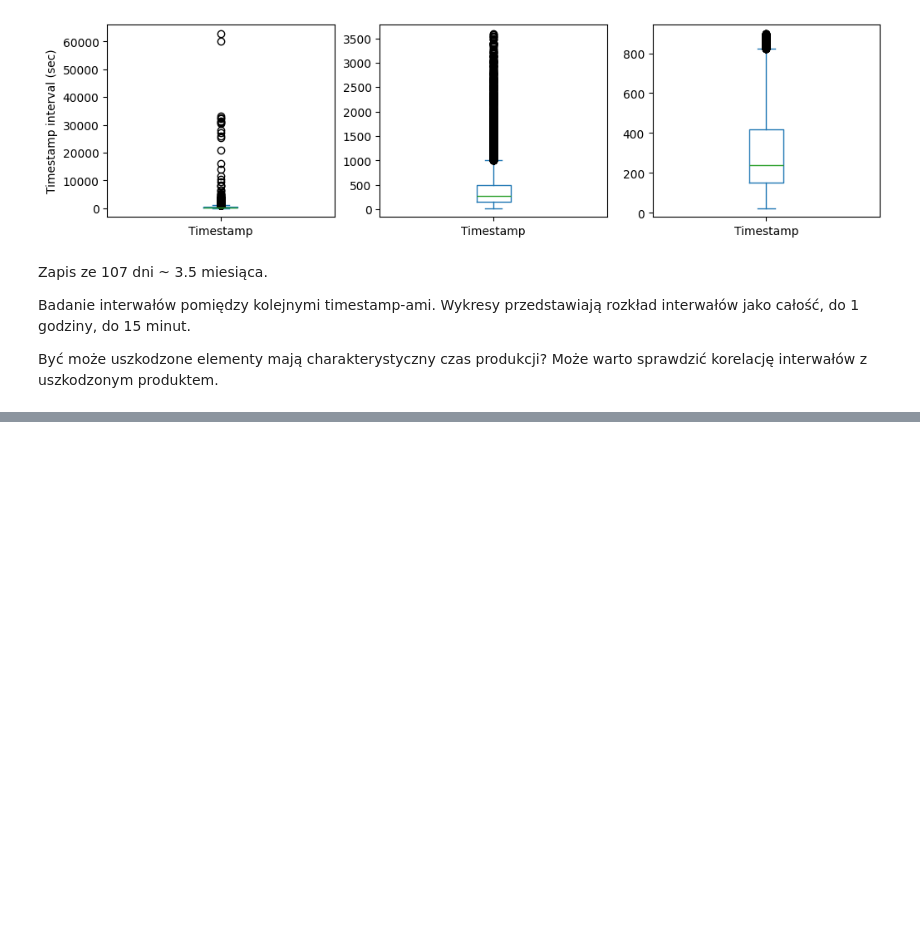
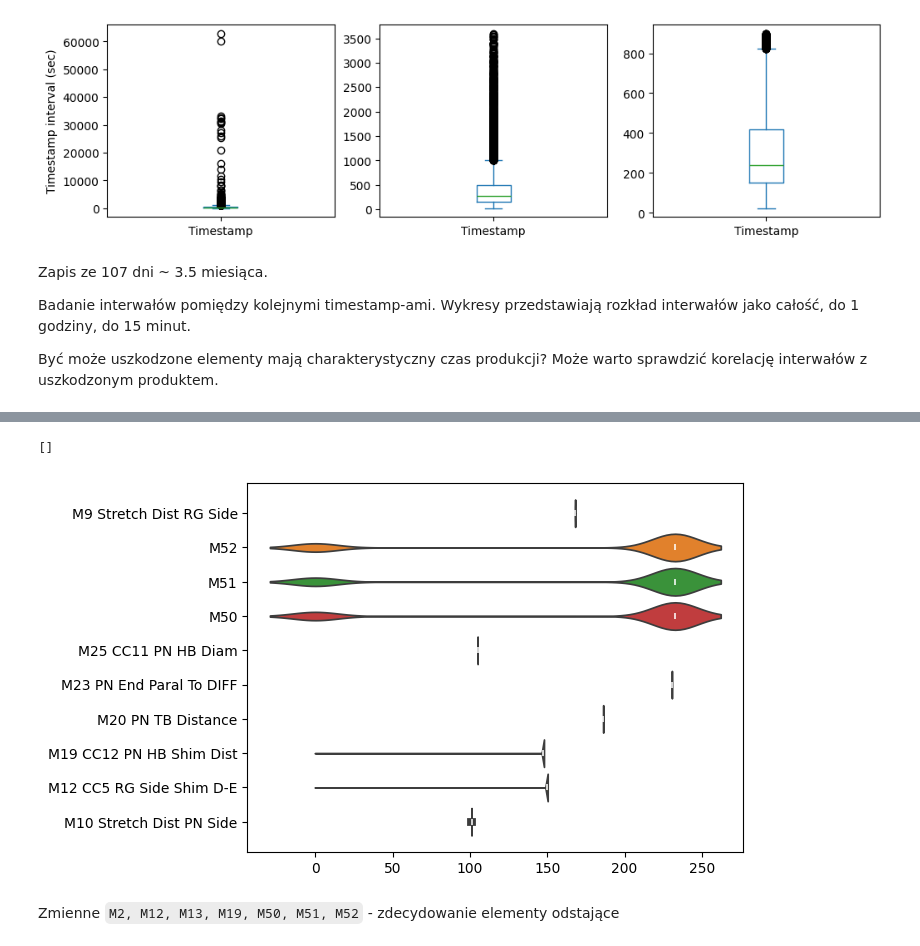
Before and after one commit to pancurster/automotive-projekt-grupa3, a Jupyter notebook: notebooks/analysis_data_CW03carrier.ipynb, the cells around one changed output, grey strips where cells are left out. Saved outputs shown, nothing was run; the diff lists cells and outputs as text; code cells hidden in the pictures; blank space fills up the shorter version.

```diff
--- a/notebooks/analysis_data_CW03carrier.ipynb
+++ b/notebooks/analysis_data_CW03carrier.ipynb
@@ -268,0 +424,8 @@ print(df['MARPOSS Judge Result'].value_counts())
+# %%
+sns.violinplot(data=df_mvar_hi, orient='h')
+plt.plot()
+# %% [output]
+[]
+[figure, added]
+# %% [markdown]
+Zmienne `M2, M12, M13, M19, M50, M51, M52` - zdecydowanie elementy odstające
```
Also changed, not shown: parts of 26 cells of this notebook.
